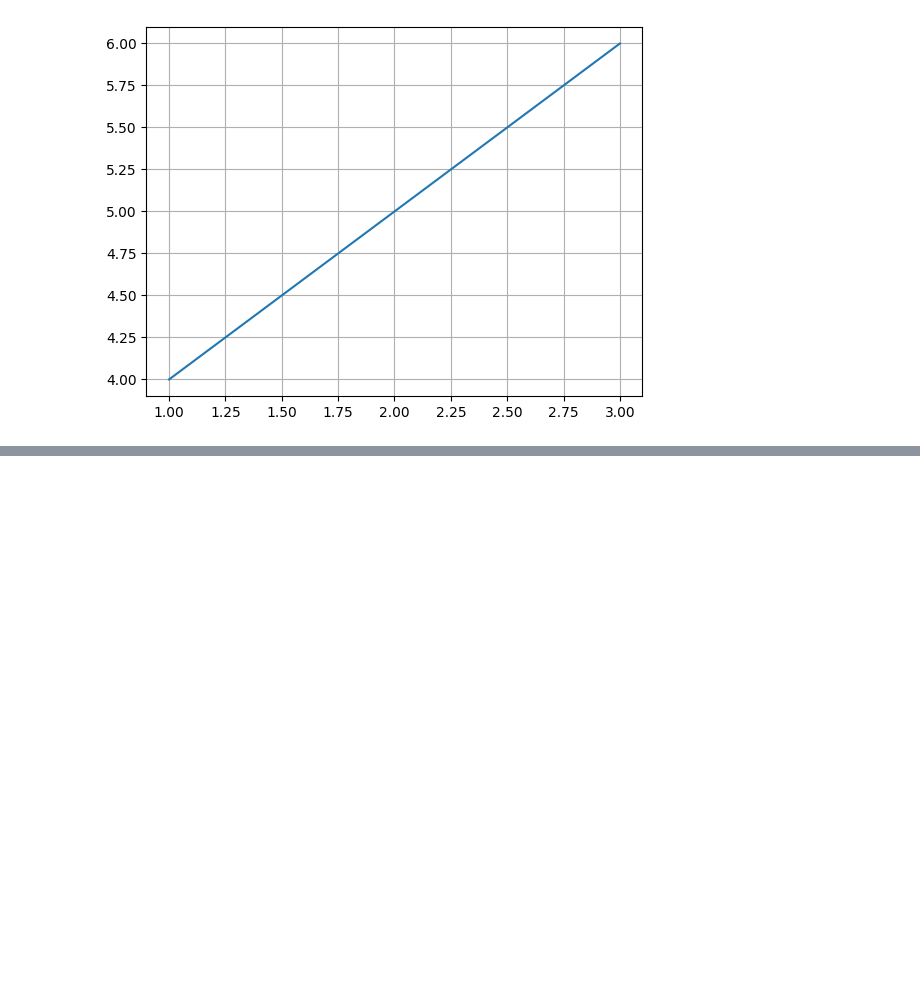
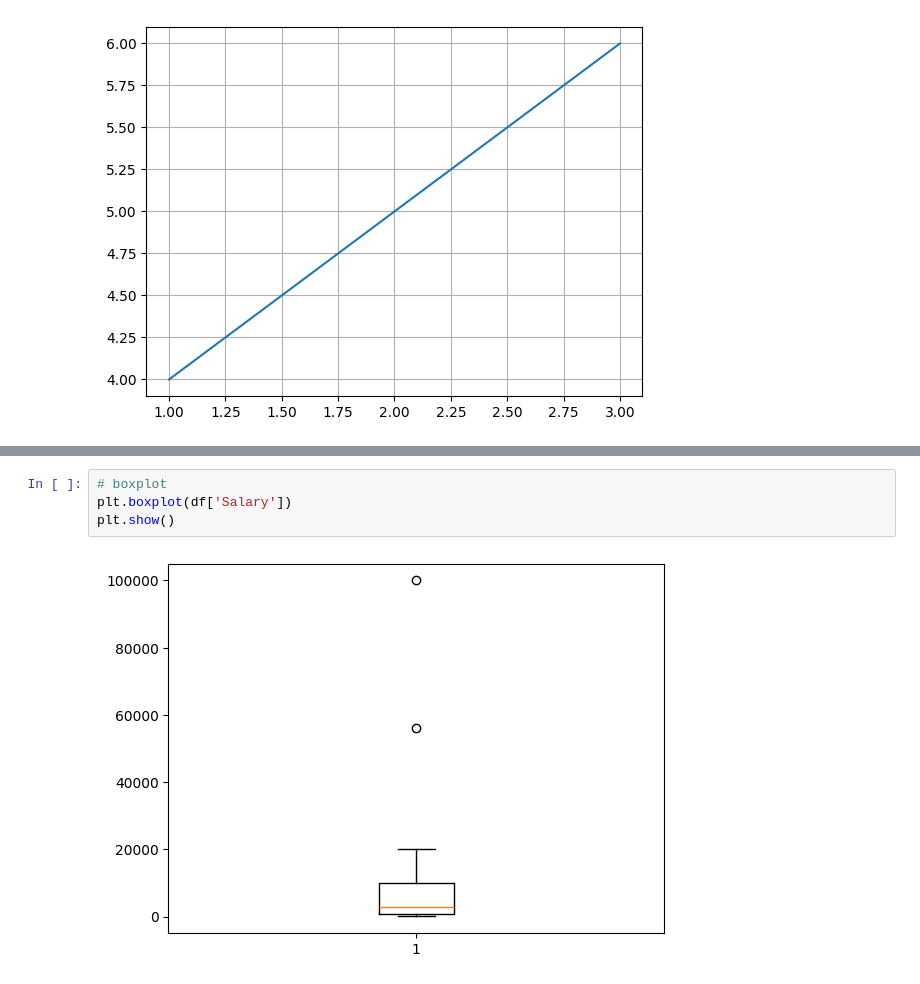
Before and after one commit to itspriyambhattacharya/matplotlib_learning, a Jupyter notebook: matplotlib_learning.ipynb, the cells around one changed output, grey strips where cells are left out. Drawn from its saved outputs; the diff is of its cells as text; blank space fills up the shorter version.

```diff
--- a/matplotlib_learning.ipynb
+++ b/matplotlib_learning.ipynb
@@ -41,0 +49,6 @@ plt.show()
+# %%
+# boxplot
+plt.boxplot(df['Salary'])
+plt.show()
+# %% [output]
+[figure, added]
```
Also changed, not shown: parts of 12 cells of this notebook.
